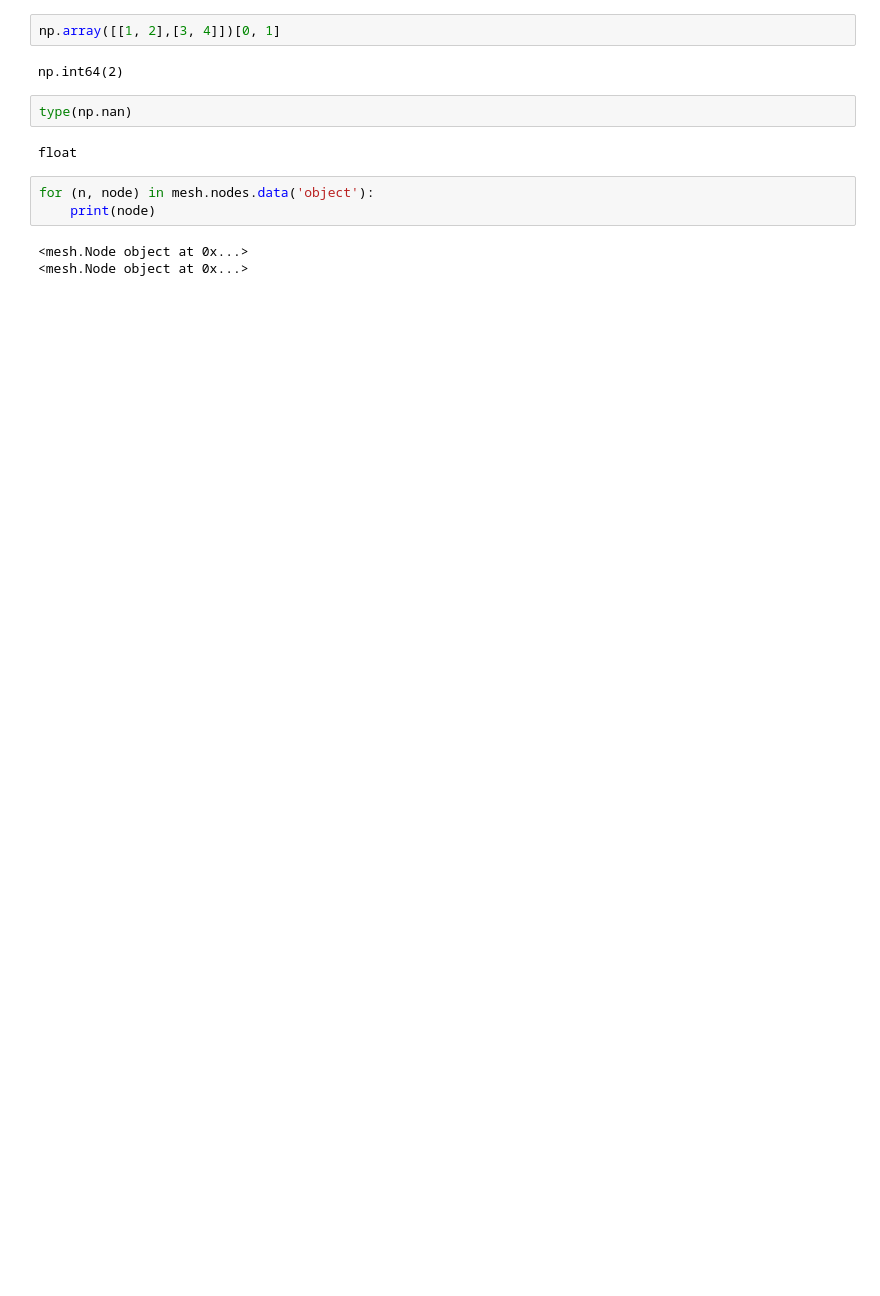
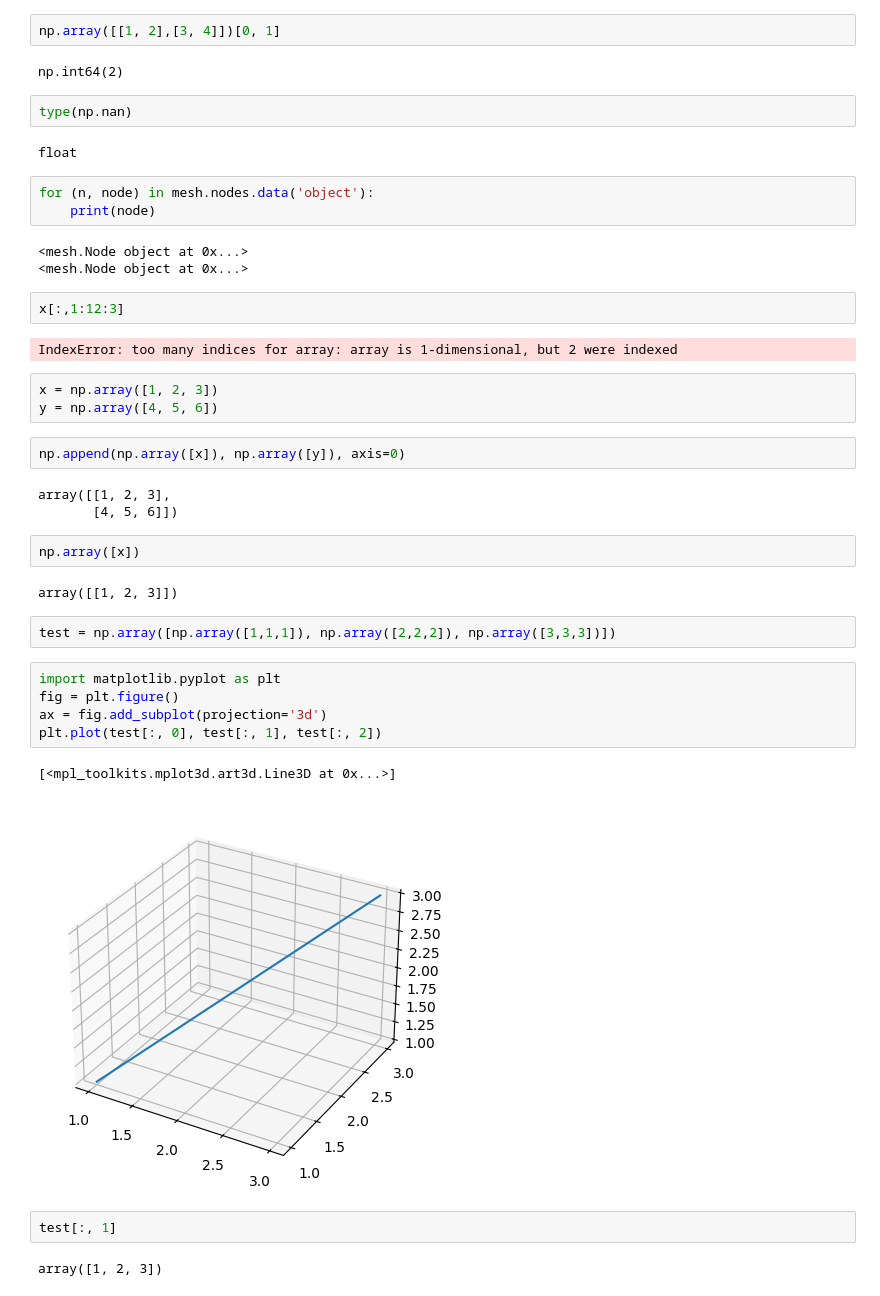
Before and after one commit to rtengle/me700-hw2, a Jupyter notebook: src/beam testing.ipynb, the cells around one changed output. Saved outputs shown, nothing was run; the diff lists cells and outputs as text; blank space fills up the shorter version.

Commit message:
Added full plotting features

```diff
--- a/src/beam testing.ipynb
+++ b/src/beam testing.ipynb
@@ -37,3 +37,33 @@ for (n, node) in mesh.nodes.data('object'):
 # %% [output]
 <mesh.Node object at 0x...>
 <mesh.Node object at 0x...>
+# %%
+x[:,1:12:3]
+# %% [output]
+IndexError: too many indices for array: array is 1-dimensional, but 2 were indexed
+# %%
+x = np.array([1, 2, 3])
+y = np.array([4, 5, 6])
+# %%
+np.append(np.array([x]), np.array([y]), axis=0)
+# %% [output]
+array([[1, 2, 3],
+       [4, 5, 6]])
+# %%
+np.array([x])
+# %% [output]
+array([[1, 2, 3]])
+# %%
+test = np.array([np.array([1,1,1]), np.array([2,2,2]), np.array([3,3,3])])
+# %%
+import matplotlib.pyplot as plt
+fig = plt.figure()
+ax = fig.add_subplot(projection='3d')
+plt.plot(test[:, 0], test[:, 1], test[:, 2])
+# %% [output]
+[<mpl_toolkits.mplot3d.art3d.Line3D at 0x...>]
+[figure, added]
+# %%
+test[:, 1]
+# %% [output]
+array([1, 2, 3])
```
Also changed, not shown: 4 other files.
